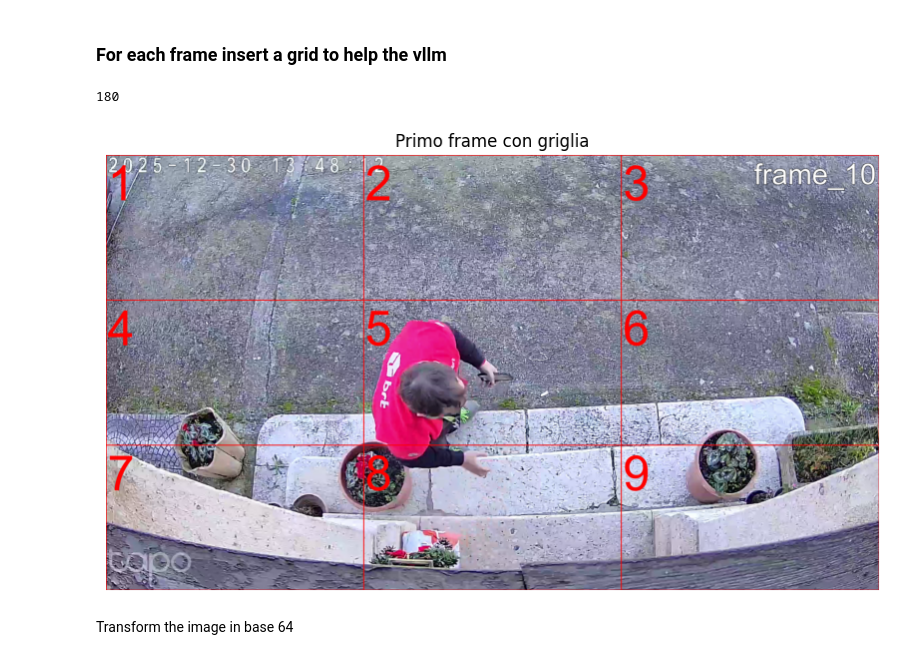
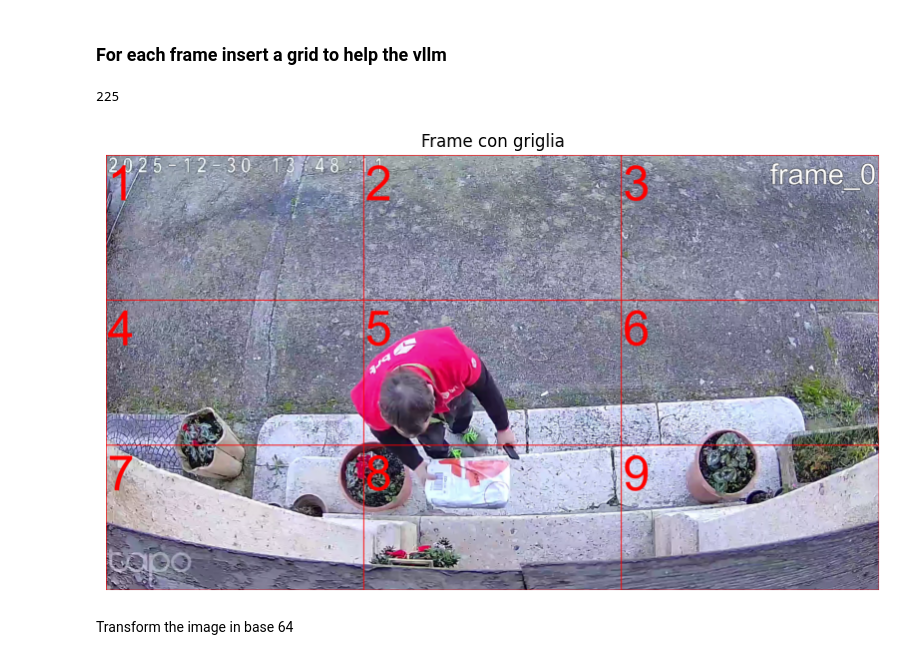
Before and after one commit to Giacomix02/VLM-ISEQL-AI-Project, a Jupyter notebook: homework.ipynb, the cells around one changed output. Drawn from its saved outputs; the diff is of its cells as text; code cells hidden in the pictures.

```diff
--- a/homework.ipynb
+++ b/homework.ipynb
@@ -118,36 +118,36 @@ for idx, frame in enumerate(frames_list):
             # Cell coordinates
             left = j * step_x
             top = i * step_y
             right = (j + 1) * step_x
             bottom = (i + 1) * step_y
 
             # Draw rectangle (cell border)
             draw.rectangle([left, top, right, bottom], outline="red", width=2)
 
             # Draw the number in the centre of the cell
             testo = str(count)
             # Calculating position to centre text
             draw.text((left + 5, top + 5), testo, fill="red", font=font)
 
             count += 1
 
     frames_with_grid.append(img_pil)
 
 print(len(frames_with_grid))
 if not frames_with_grid:
     print("Nessun frame disponibile")
 else:
-    first = frames_with_grid[10]
+    first = frames_with_grid[0]
     plt.figure(figsize=(10, 6))
     # If it is a PIL image we convert it to an array, otherwise we display it directly
     img = np.asarray(first) if hasattr(first, "size") else first
     plt.imshow(img)
     plt.axis('off')
     plt.title("Frame con griglia")
     plt.show()
 # %% [output]
-180
+225
-[figure, old version]
+[figure, new version]
 # %% [markdown]
 Transform the image in base 64
 # %%
```
Also changed, not shown: parts of 3 cells of this notebook.
